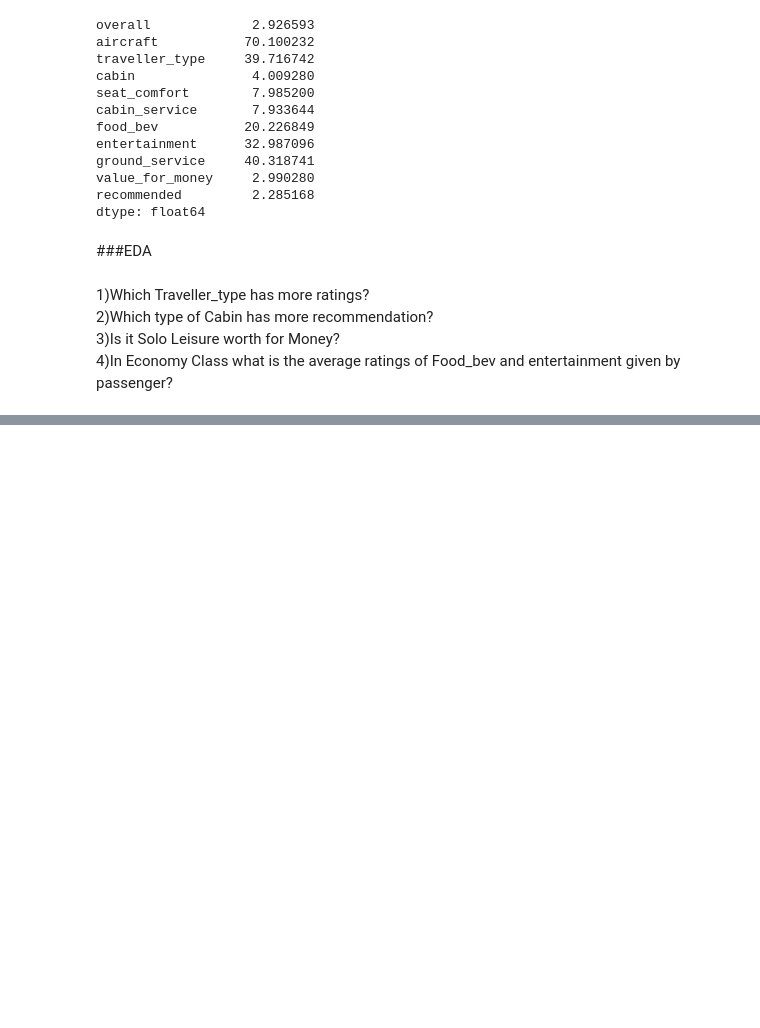
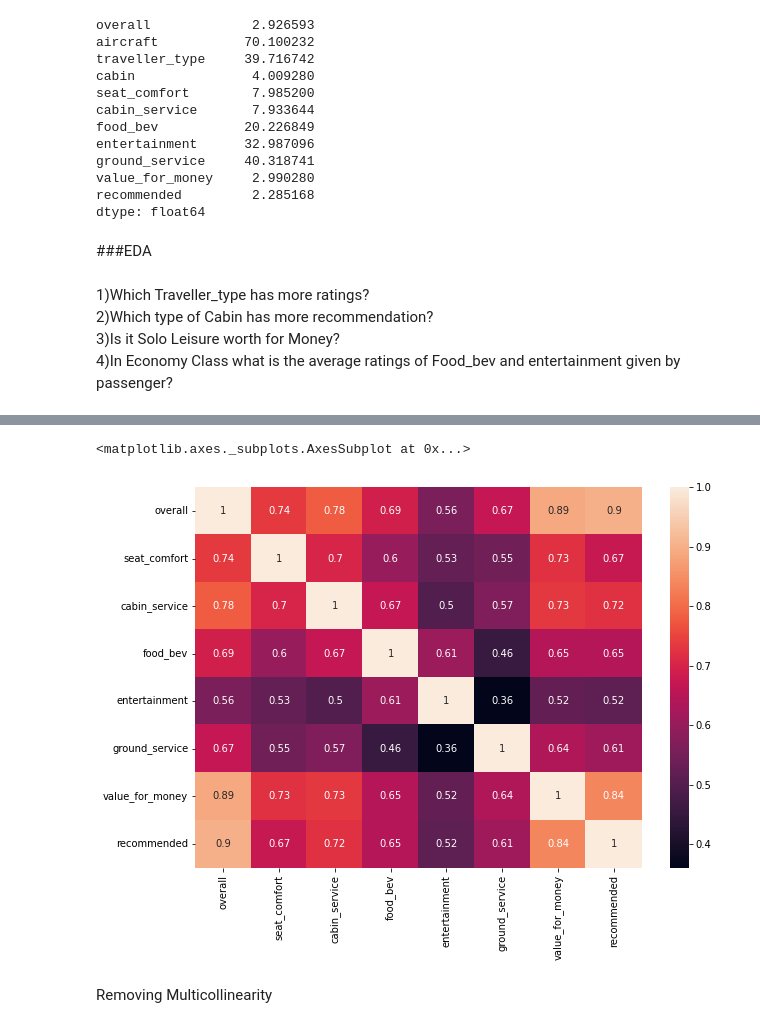
Before and after one commit to Jaiharish-passion07/Third_Classification_capstone_project, a Jupyter notebook: Individual_classification_Notebook.ipynb, the cells around one changed output, grey strips where cells are left out. Drawn from its saved outputs; the diff is of its cells as text; code cells hidden in the pictures; blank space fills up the shorter version.

```diff
--- a/Individual_classification_Notebook.ipynb
+++ b/Individual_classification_Notebook.ipynb
@@ -123,0 +179,12 @@ sns.barplot(x=airline_df['traveller_type'],y=airline_df['value_for_money'])
+# %%
+#mapping the target feature with numerical data
+airline_df['recommended']=airline_df['recommended'].map({'yes':1,'no':0})
+# %%
+#setting the figure size and plotting the heatmap
+plt.figure(figsize=(10,7))
+sns.heatmap(airline_df.corr(),annot=True)
+# %% [output]
+<matplotlib.axes._subplots.AxesSubplot at 0x...>
+[figure, added]
+# %% [markdown]
+Removing Multicollinearity
```
Also changed, not shown: parts of 34 cells of this notebook.
